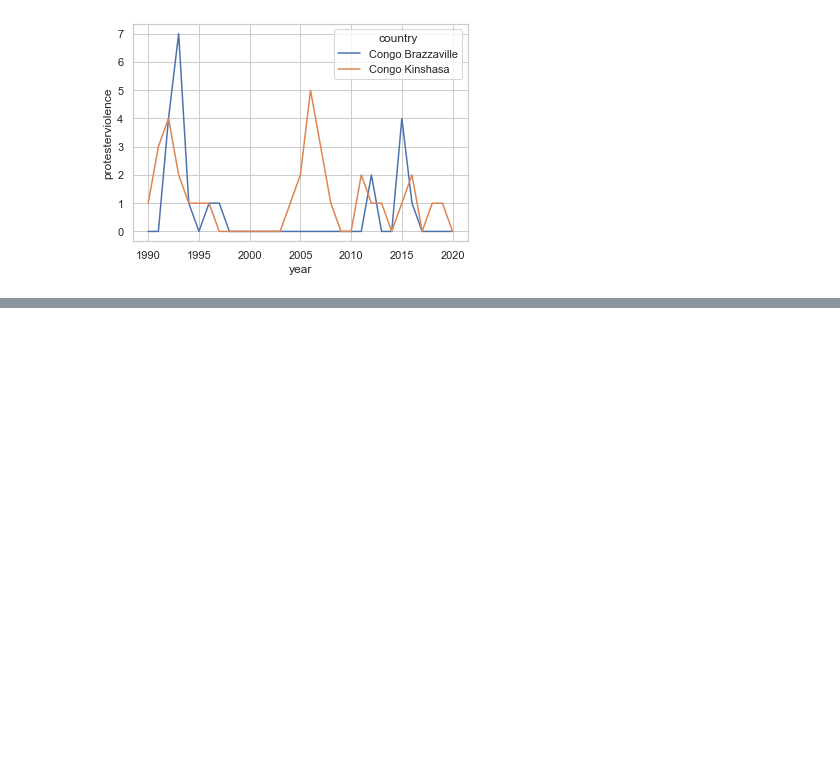
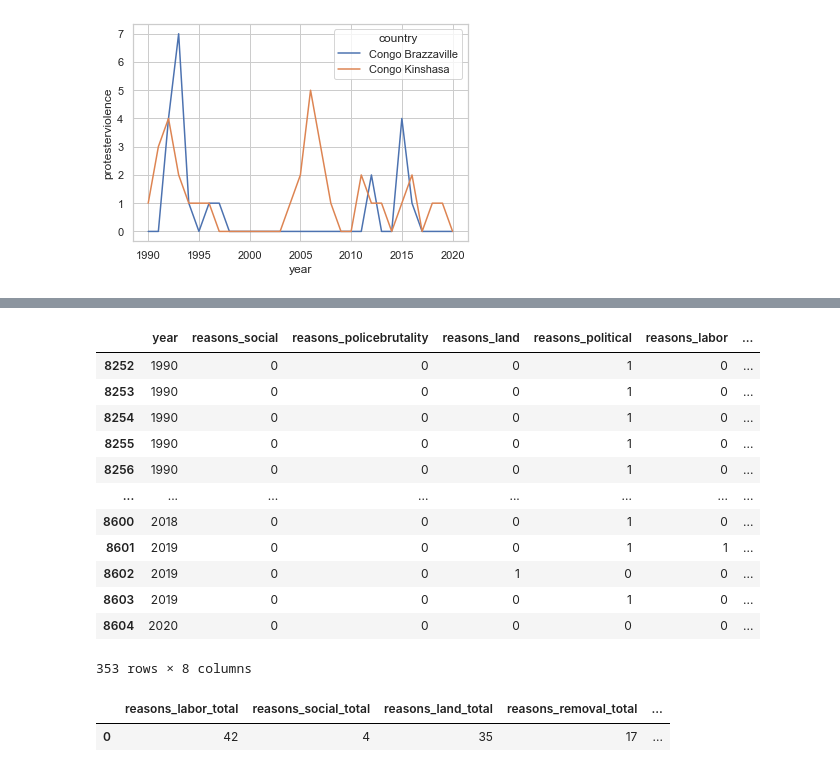
Before and after one commit to rainiwu/global-protests-analysis, a Jupyter notebook: casestudy.ipynb, the cells around one changed output, grey strips where cells are left out. Drawn from its saved outputs; the diff is of its cells as text; code cells hidden in the pictures; blank space fills up the shorter version.

```diff
--- a/casestudy.ipynb
+++ b/casestudy.ipynb
@@ -119,0 +140,18 @@ congos_sep_plot = sns.lineplot(x = 'year', y = 'protesterviolence', hue = 'count
+# %%
+df_kenya_rzns = df_kenya[['year', 'reasons_social', 'reasons_policebrutality', 'reasons_land', 'reasons_political', 'reasons_labor', 'reasons_price', 'reasons_removal']]
+# %%
+df_kenya_rzns
+# %% [output]
+|  | year | reasons_social | reasons_policebrutality | reasons_land | reasons_political | reasons_labor | ... |
+| 8252 | 1990 | 0 | 0 | 0 | 1 | 0 | ... |
+| 8253 | 1990 | 0 | 0 | 0 | 1 | 0 | ... |
+| 8254 | 1990 | 0 | 0 | 0 | 1 | 0 | ... |
+| 8255 | 1990 | 0 | 0 | 0 | 1 | 0 | ... |
+| 8256 | 1990 | 0 | 0 | 0 | 1 | 0 | ... |
+| ... | ... | ... | ... | ... | ... | ... | ... |
+| 8600 | 2018 | 0 | 0 | 0 | 1 | 0 | ... |
+| 8601 | 2019 | 0 | 0 | 0 | 1 | 1 | ... |
+| 8602 | 2019 | 0 | 0 | 1 | 0 | 0 | ... |
+| 8603 | 2019 | 0 | 0 | 0 | 1 | 0 | ... |
+| 8604 | 2020 | 0 | 0 | 0 | 0 | 0 | ... |
+353 rows × 8 columns
@@ -119,0 +166,9 @@ congos_sep_plot = sns.lineplot(x = 'year', y = 'protesterviolence', hue = 'count
+# %%
+# Calculates the total protests and total violent protests for each reason
+for reason in reasons:
+    df_temp[reason + '_total'] = [sum(df_kenya_2015[reason])]
+
+df_temp.head()
+# %% [output]
+|  | reasons_labor_total | reasons_social_total | reasons_land_total | reasons_removal_total | ... |
+| 0 | 42 | 4 | 35 | 17 | ... |
```
Also changed, not shown: parts of 6 cells of this notebook.
